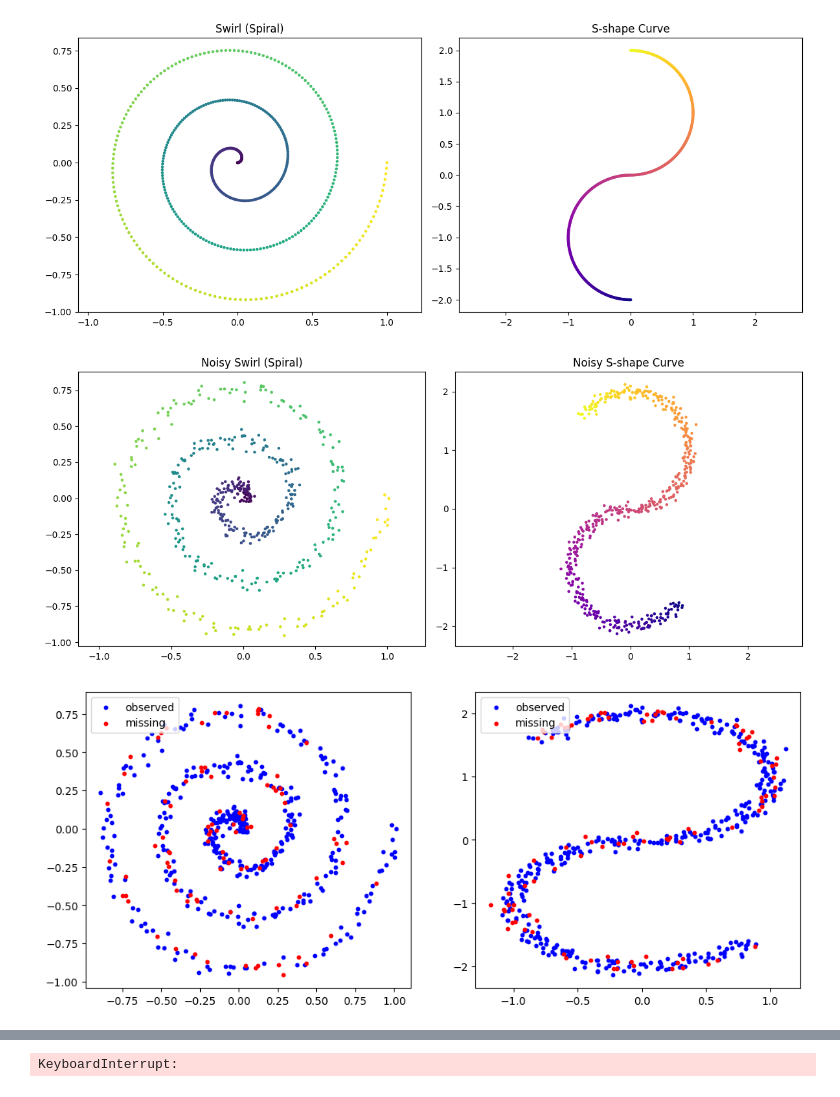
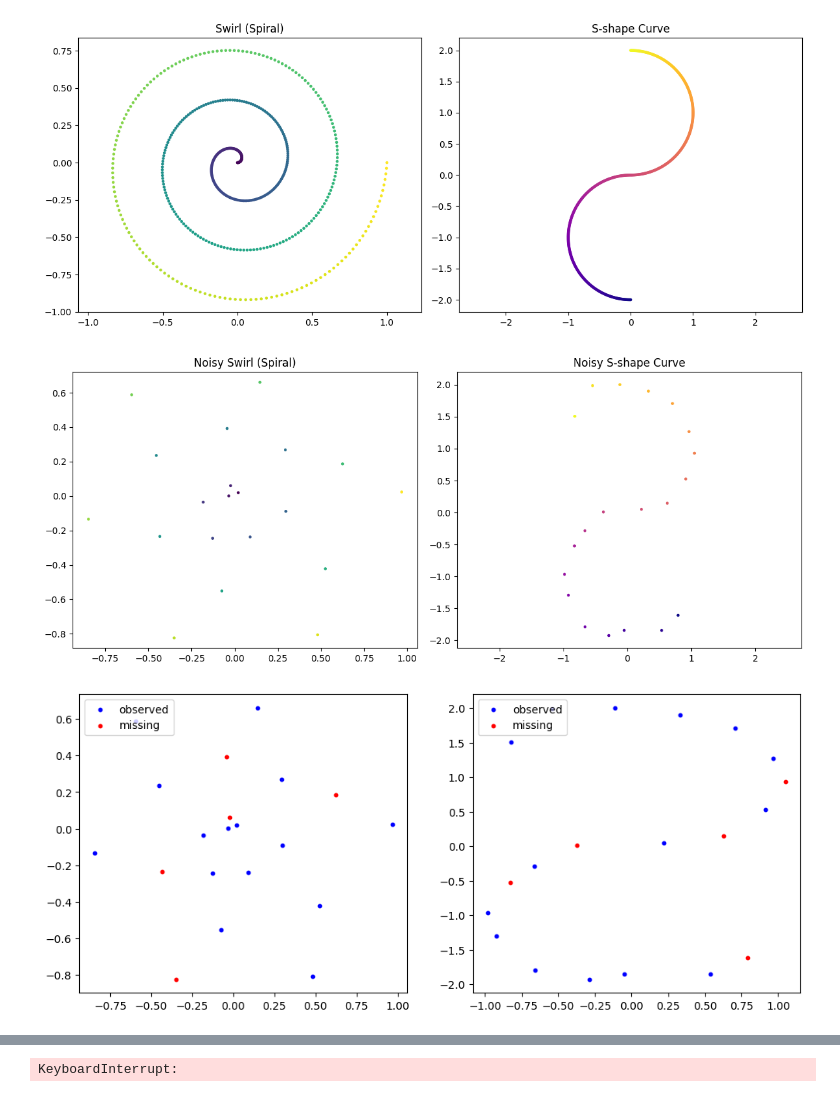
Before and after one commit to jacobf18/tabular, a Jupyter notebook: mcpfn/tests.ipynb, the cells around one changed output, grey strips where cells are left out. Cells and saved outputs as stored; diff of their text form; code cells hidden in the pictures.

```diff
--- a/mcpfn/tests.ipynb
+++ b/mcpfn/tests.ipynb
@@ -79,8 +79,9 @@ def generate_s_shape(n_points=500, noise_std=0.05):
     return x, y
 
 # Generate noisy points
-swirl_x, swirl_y = generate_swirl(noise_std=0.03)
-s_x, s_y = generate_s_shape(noise_std=0.06)
+n_points = 20
+swirl_x, swirl_y = generate_swirl(n_points, noise_std=0.03)
+s_x, s_y = generate_s_shape(n_points,noise_std=0.06)
 
 # Plotting
 fig, axs = plt.subplots(1, 2, figsize=(12, 5))
@@ -98,34 +99,47 @@ axs[1].axis('equal')
 plt.tight_layout()
 plt.show()
 # %% [output]
-[figure, old version]
+[figure, new version]
 # %%
 import numpy as np
 import matplotlib.pyplot as plt
 
 swirl = np.concatenate((swirl_x.reshape(-1, 1), swirl_y.reshape(-1, 1)), axis=1)
 s = np.concatenate((s_x.reshape(-1, 1), s_y.reshape(-1, 1)), axis=1)
 
 # add MCAR noise
-p = 0.8
+p = 0.3
 swirl_mask = np.random.rand(swirl.shape[0]) < p
+
 s_mask = np.random.rand(s.shape[0]) < p
 
-swirl_observed = swirl[swirl_mask]
-s_observed = s[s_mask]
-swirl_missing = swirl[~swirl_mask]
-s_missing = s[~s_mask]
+swirl_observed = swirl.copy()[~swirl_mask]
+swirl_missing = swirl.copy()[swirl_mask]
+# swirl_coordinates = np.random.randint(0, swirl_missing.shape[1], size=swirl_missing.shape[0])
+swirl_coordinates = np.ones(shape=swirl_missing.shape[0], dtype=int)
+
+swirl_missing[np.arange(swirl_missing.shape[0]),swirl_coordinates] = np.nan
+swirl_combined = np.concatenate((swirl_observed, swirl_missing), axis=0)
+
+s_observed = s.copy()[~s_mask]
+s_missing = s.copy()[s_mask]
+# s_coordinates = np.random.randint(0, s_missing.shape[1], size=s_missing.shape[0])
+s_coordinates = np.ones(shape=s_missing.shape[0], dtype=int)
+
+s_missing[np.arange(s_missing.shape[0]),s_coordinates] = np.nan
+s_combined = np.concatenate((s_observed, s_missing), axis=0)
+
 
 fig, axs = plt.subplots(1, 2, figsize=(12, 5))
 
 axs[0].scatter(swirl_observed[:, 0], swirl_observed[:, 1], s=10, c='blue')
-axs[0].scatter(swirl_missing[:, 0], swirl_missing[:, 1], s=10, c='red')
+axs[0].scatter(swirl[swirl_mask, 0], swirl[swirl_mask, 1], s=10, c='red')
 axs[1].scatter(s_observed[:, 0], s_observed[:, 1], s=10, c='blue')
-axs[1].scatter(s_missing[:, 0], s_missing[:, 1], s=10, c='red')
+axs[1].scatter(s[s_mask, 0], s[s_mask, 1], s=10, c='red')
 
 axs[0].legend(['observed', 'missing'], loc='upper left')
 axs[1].legend(['observed', 'missing'], loc='upper left')
 
 plt.show()
 # %% [output]
-[figure, old version]
+[figure, new version]
```
Also changed, not shown: parts of 8 cells of this notebook.
